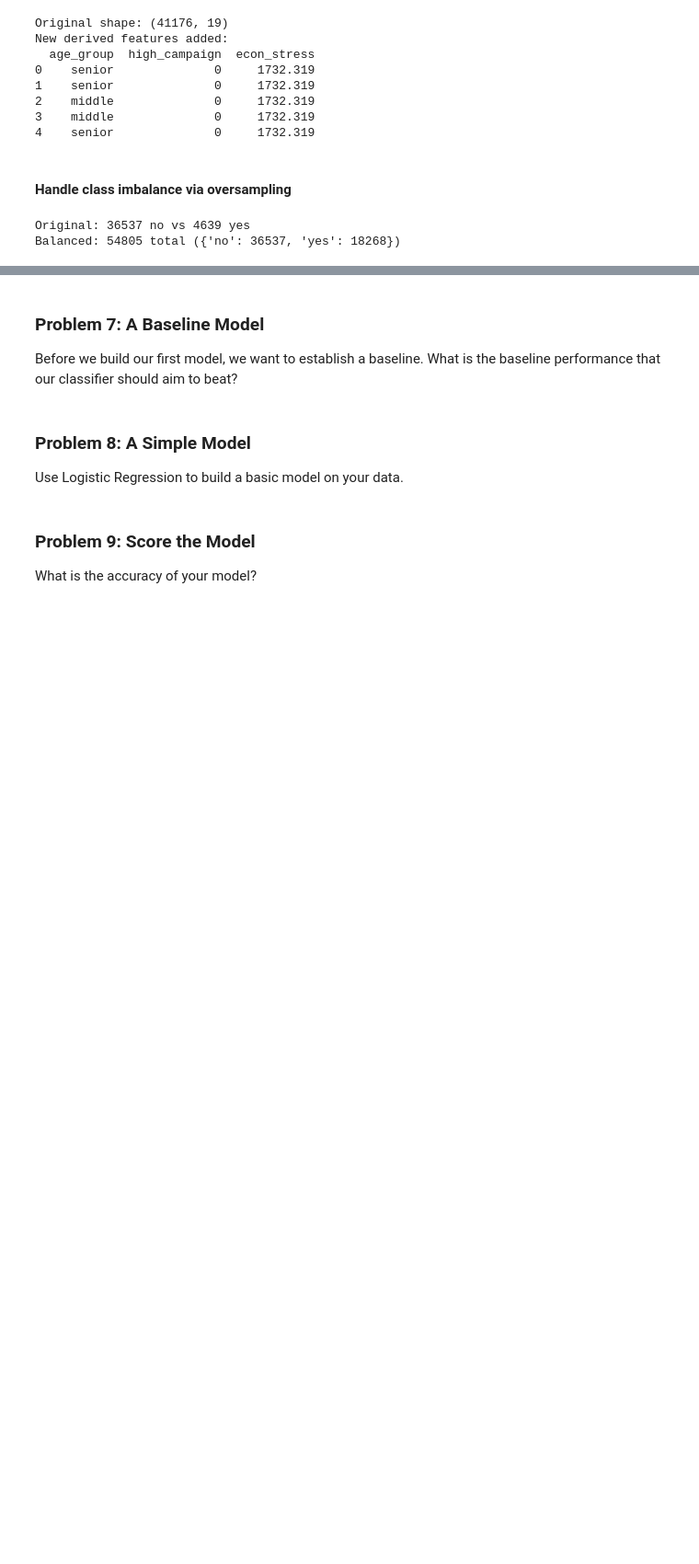
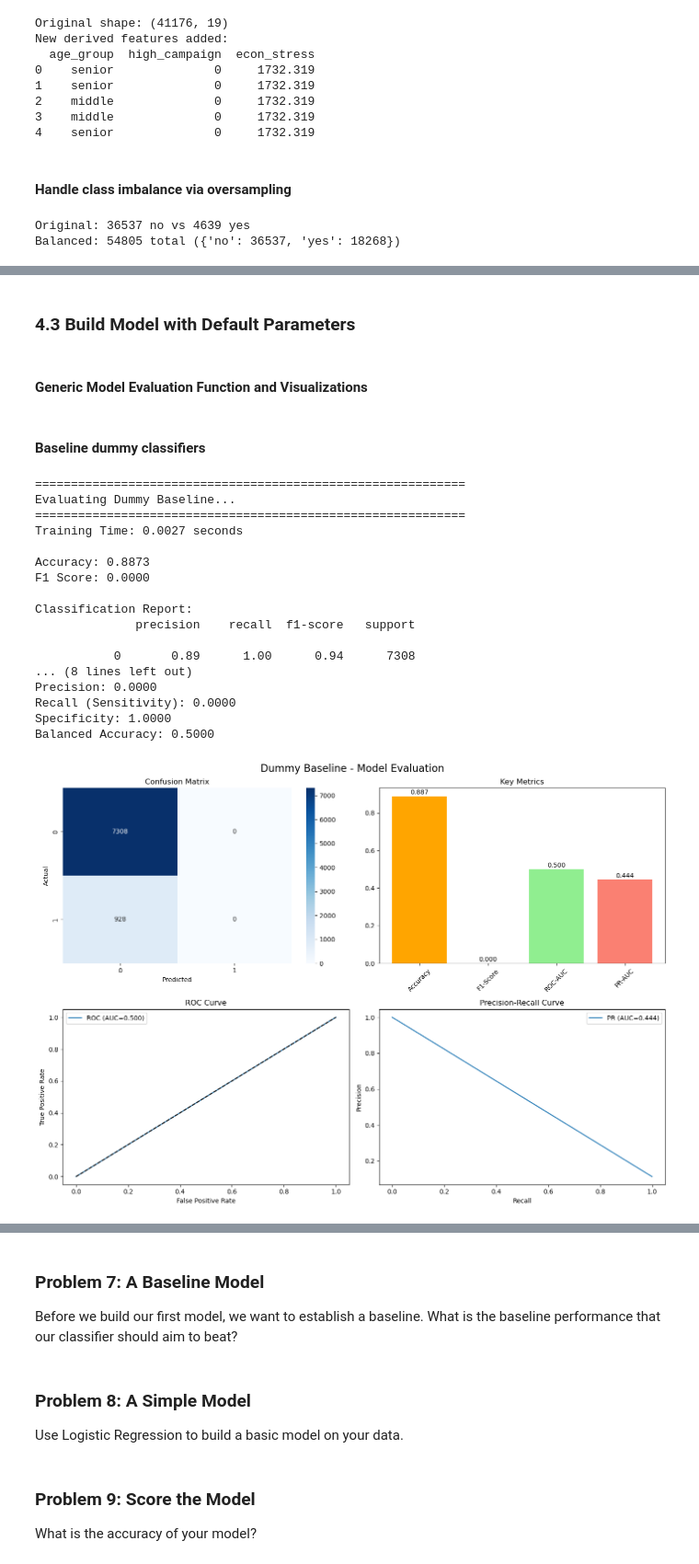
Before and after one commit to VinnyBabuManjaly/FinancialCampaignOptimizer, a Jupyter notebook: prompt_III.ipynb, the cells around one changed output, grey strips where cells are left out. Shown at 92% size. Drawn from its saved outputs; the diff is of its cells as text; code cells hidden in the pictures; blank space fills up the shorter version.

Commit message:
Readme file and model building and assessment steps in the notebook

```diff
--- a/prompt_III.ipynb
+++ b/prompt_III.ipynb
@@ -606,0 +761,38 @@ With your data prepared, split it into a train and test set.
+# %%
+# Assuming X_clean (20 cols) and y (target) from previous steps
+print("Raw data shape:", X_clean.shape)
+
+# ========== 1. ENCODE TARGET ==========
+le_target = LabelEncoder()
+y_encoded = le_target.fit_transform(y)
+print("Target encoded:", dict(zip(le_target.classes_, le_target.transform(le_target.classes_))))
+
+# ========== 2. TRAIN/TEST SPLIT (STRATIFIED!) ==========
+X_train, X_test, y_train, y_test = train_test_split(
+    X_clean, y_encoded,
+    test_size=0.2,
+    random_state=42,
+    stratify=y_encoded  # Critical for 11% imbalance!
+)
+
+print(f"Train: {X_train.shape[0]} rows ({y_train.mean()*100:.1f}% positive)")
+print(f"Test:  {X_test.shape[0]} rows  ({y_test.mean()*100:.1f}% positive)")
+
+# ========== 3. FINAL PREPROCESSING PIPELINE ==========
+cat_cols = X_train.select_dtypes(include='object').columns.tolist()
+num_cols = X_train.select_dtypes(exclude='object').columns.tolist()
+
+preprocessor = ColumnTransformer(
+    transformers=[
+        ('num', StandardScaler(), num_cols),
+        ('cat', OneHotEncoder(drop='first', handle_unknown='ignore'), cat_cols)
+    ])
+
+# Fit and transform
+X_train_prep = preprocessor.fit_transform(X_train)
+X_test_prep = preprocessor.transform(X_test)
+
+print(f"Final formatted shapes:")
+print(f"X_train_prep: {X_train_prep.shape}")
+print(f"X_test_prep:  {X_test_prep.shape}")
+print(f"y_train:      {y_train.shape}")
@@ -606,0 +869,4 @@ With your data prepared, split it into a train and test set.
+# %% [markdown]
+### 4.3 Build Model with Default Parameters
+# %% [markdown]
+#### Generic Model Evaluation Function and Visualizations
@@ -606,0 +1018,25 @@ With your data prepared, split it into a train and test set.
+# %% [markdown]
+#### Baseline dummy classifiers
+# %%
+# 1. DUMMY BASELINE
+dummy_model = DummyClassifier(strategy='most_frequent', random_state=42)
+dummy_results = evaluate_model(dummy_model, X_train_prep, y_train, X_test_prep, y_test, "Dummy Baseline")
+# %% [output]
+============================================================
+Evaluating Dummy Baseline...
+============================================================
+Training Time: 0.0027 seconds
+
+Accuracy: 0.8873
+F1 Score: 0.0000
+
+Classification Report:
+              precision    recall  f1-score   support
+
+           0       0.89      1.00      0.94      7308
+... (8 lines left out)
+Precision: 0.0000
+Recall (Sensitivity): 0.0000
+Specificity: 1.0000
+Balanced Accuracy: 0.5000
+[figure, added]
```
Also changed, not shown: parts of 91 cells of this notebook, 1 other file.
